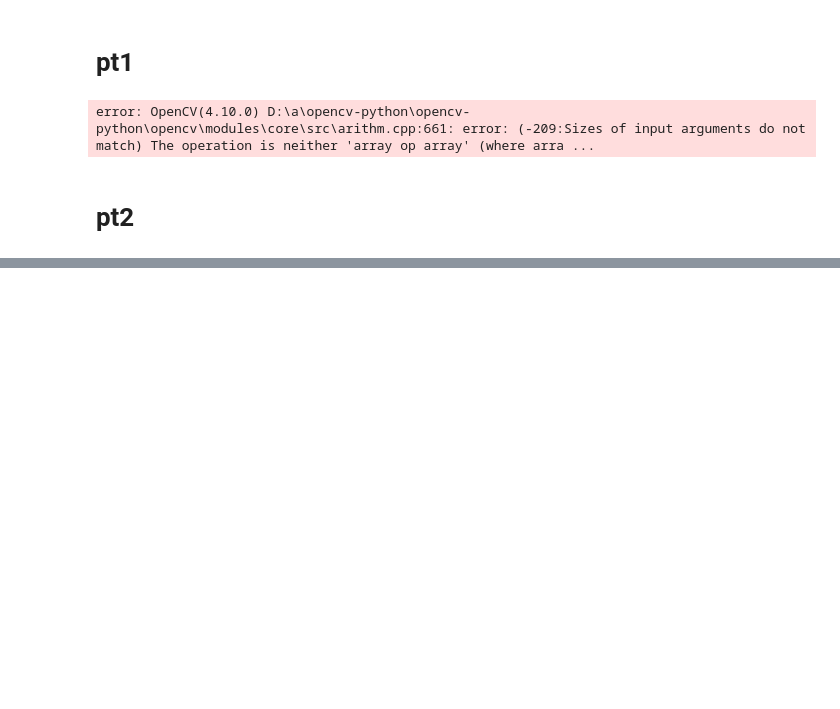
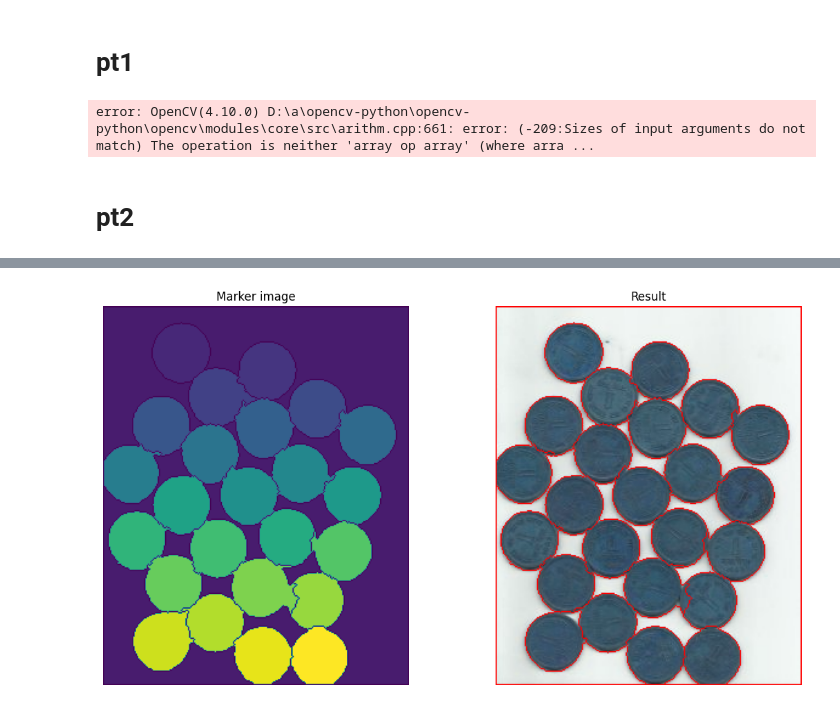
Before and after one commit to goldenchest19/labs, a Jupyter notebook: lab6.ipynb, the cells around one changed output, grey strips where cells are left out. Saved outputs shown, nothing was run; the diff lists cells and outputs as text; code cells hidden in the pictures; blank space fills up the shorter version.

```diff
--- a/lab6.ipynb
+++ b/lab6.ipynb
@@ -113,0 +272,24 @@ img[markers == -1] = [255,0,0]
+# %%
+markers = cv.watershed(img,markers)
+img[markers == -1] = [255,0,0]
+
+plt.figure(figsize=(12, 6))
+
+
+# Morphological Closing
+plt.subplot(1, 2, 1)
+plt.title('Marker image')
+plt.imshow(markers)
+plt.axis('off')
+
+# Sure Background
+plt.subplot(1, 2, 2)
+plt.title('Result')
+plt.imshow(img)
+plt.axis('off')
+
+
+plt.tight_layout()
+plt.show()
+# %% [output]
+[figure, added]
```
Also changed, not shown: parts of 12 cells of this notebook, 6 other files.
